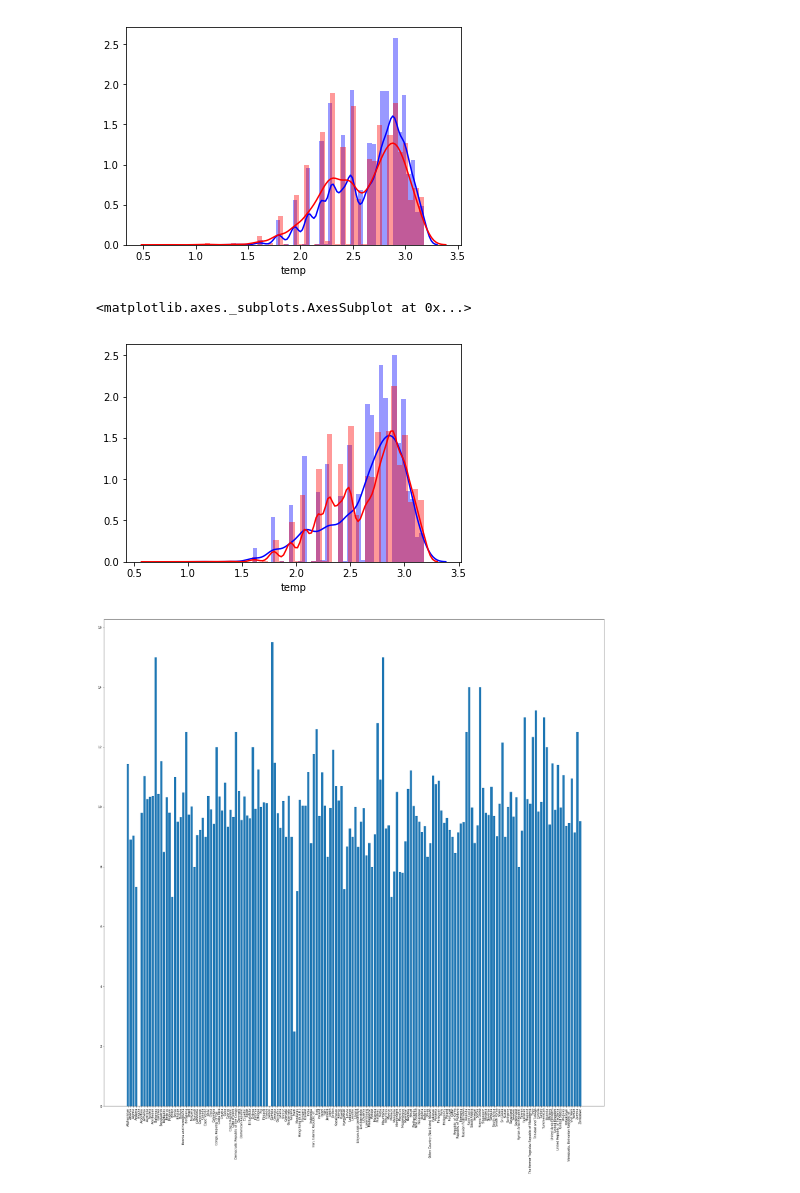
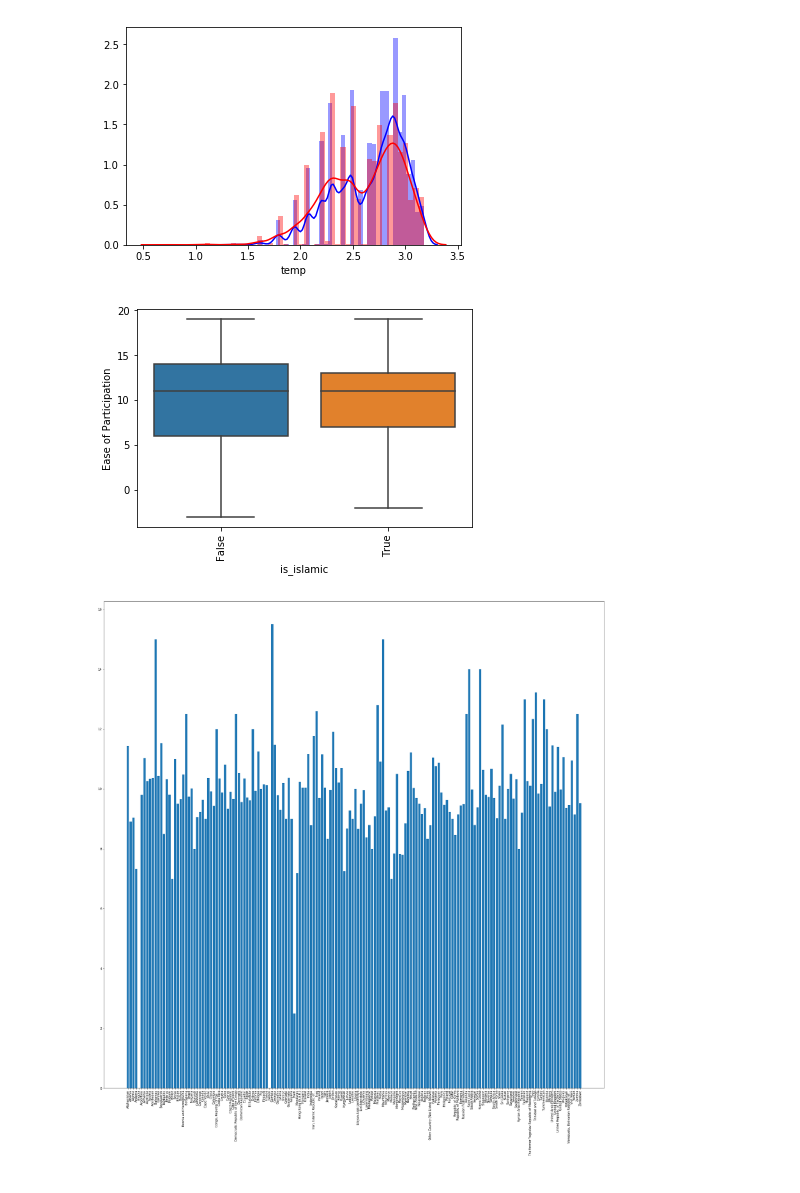
Before and after one commit to Fenil3510/StackOverflow_Kernel, a Jupyter notebook: SO_notebook_2.ipynb, the cells around one changed output. Drawn from its saved outputs; the diff is of its cells as text; code cells hidden in the pictures.

```diff
--- a/SO_notebook_2.ipynb
+++ b/SO_notebook_2.ipynb
@@ -409,11 +409,14 @@ sns.distplot( stack_learners[stack_learners["is_stack_learner"] == 0]["temp"].dr
 [figure]
 # %%
 plt.figure(1)
-sns.distplot( stack_learners[stack_learners["is_islamic"] == 1]["temp"].dropna() , color="blue", label="Use Stack" , bins  = 50)
-sns.distplot( stack_learners[stack_learners["is_islamic"] == 0]["temp"].dropna() , color="red", label="Dont use stack" , bins = 50)
+sns.boxplot(x = stack_learners["is_islamic"] , y = stack_learners["Ease of Participation"])# , order = meds)
+plt.xticks(rotation = 90)
+#pol.set_xticklabels(rotation=90)
+plt.show()
+#sns.distplot( stack_learners[stack_learners["is_windows"] == 1]["temp"].dropna() , color="blue", label="Use Stack" , bins  = 50)
+#sns.distplot( stack_learners[stack_learners["is_windows"] == 0]["temp"].dropna() , color="red", label="Dont use stack" , bins = 50)
 # %% [output]
-<matplotlib.axes._subplots.AxesSubplot at 0x...>
-[figure, old version]
+[figure, new version]
 # %%
 for_plot = stack_learners.groupby(["Country"])["Ease of Participation"].mean().reset_index()
 plt.figure(7 , figsize= (30,30))
```
Also changed, not shown: parts of 3 cells of this notebook.
